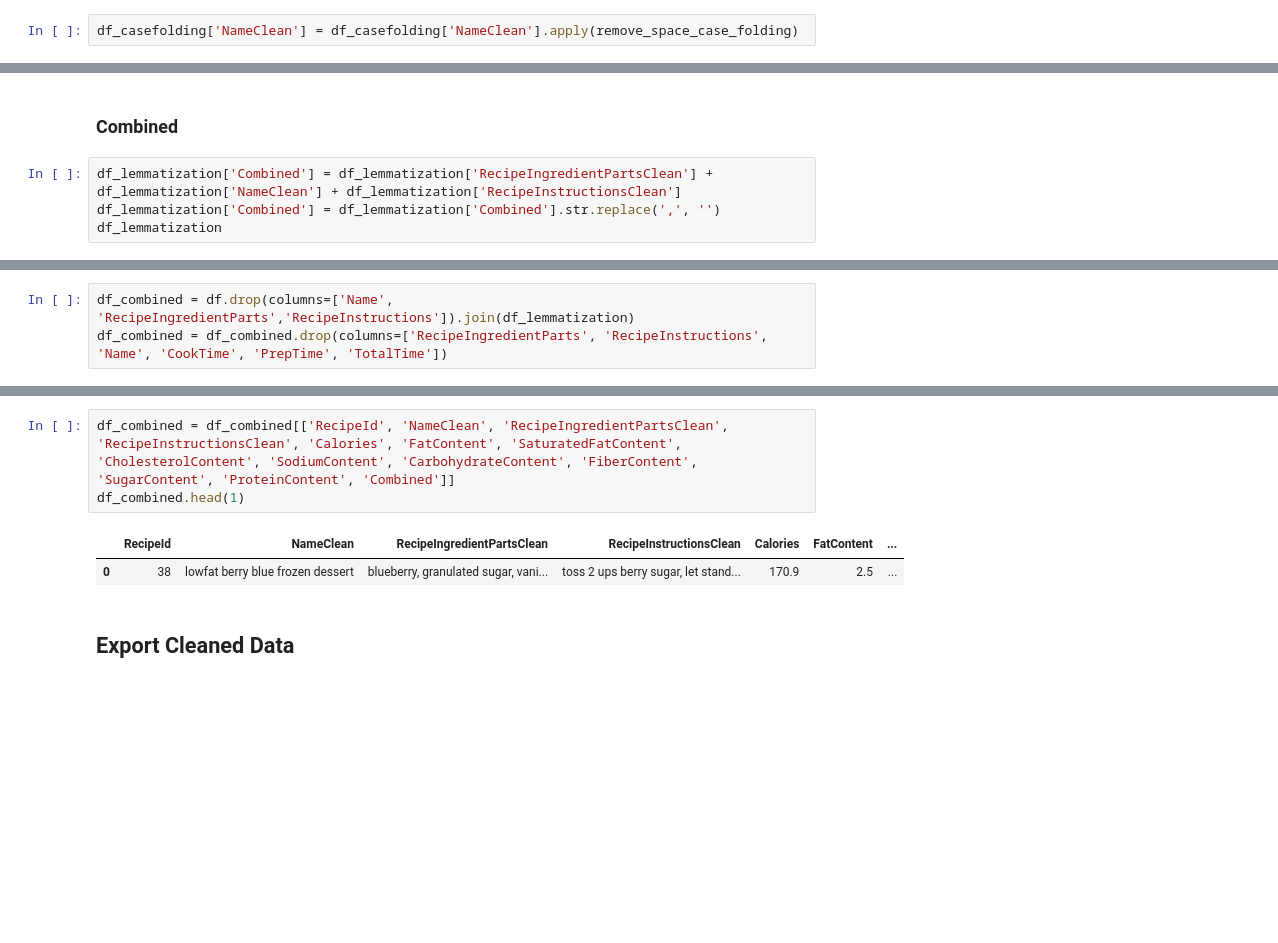
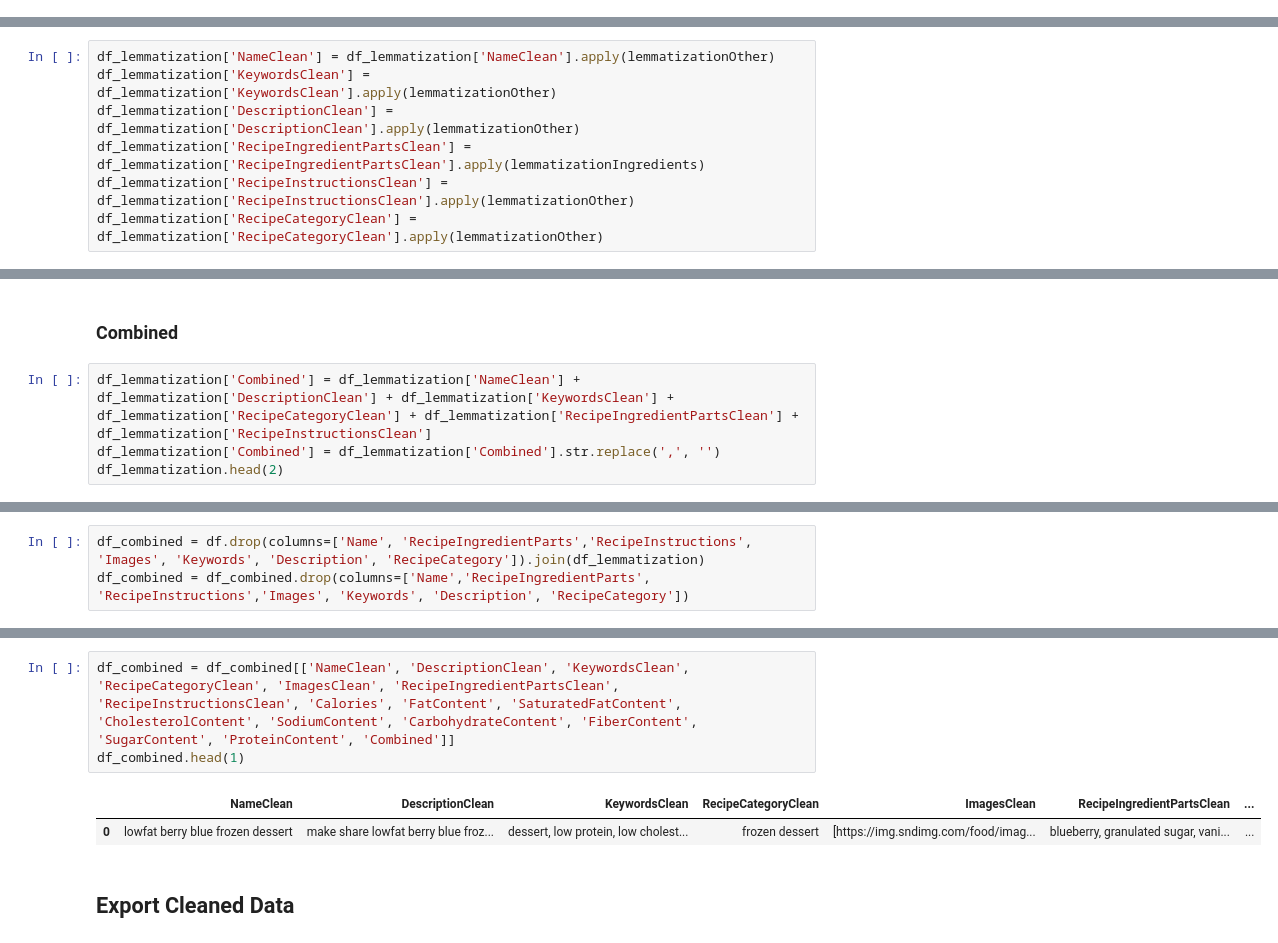
Before and after one commit to raihanromzi/ta-diet-food-recsys-serendipity, a Jupyter notebook: jupyter-notebook/ta_recsys_diet_preprocessing.ipynb, the cells around one changed output, grey strips where cells are left out. Cells and saved outputs as stored; diff of their text form; blank space fills up the shorter version.

```diff
--- a/jupyter-notebook/ta_recsys_diet_preprocessing.ipynb
+++ b/jupyter-notebook/ta_recsys_diet_preprocessing.ipynb
@@ -293,2 +388,0 @@ df_casefolding['RecipeInstructionsClean'] = df_casefolding['RecipeInstructionsCl
-# %%
-df_casefolding['NameClean'] = df_casefolding['NameClean'].apply(remove_space_case_folding)
@@ -344,0 +451,7 @@ df_lemmatization['NameClean'] = df_lemmatization['NameClean'].apply(lemmatizatio
+# %%
+df_lemmatization['NameClean'] = df_lemmatization['NameClean'].apply(lemmatizationOther)
+df_lemmatization['KeywordsClean'] = df_lemmatization['KeywordsClean'].apply(lemmatizationOther)
+df_lemmatization['DescriptionClean'] = df_lemmatization['DescriptionClean'].apply(lemmatizationOther)
+df_lemmatization['RecipeIngredientPartsClean'] = df_lemmatization['RecipeIngredientPartsClean'].apply(lemmatizationIngredients)
+df_lemmatization['RecipeInstructionsClean'] = df_lemmatization['RecipeInstructionsClean'].apply(lemmatizationOther)
+df_lemmatization['RecipeCategoryClean'] = df_lemmatization['RecipeCategoryClean'].apply(lemmatizationOther)
@@ -360,7 +484,7 @@ df_lemmatization['NameClean'][0]
 # %% [markdown]
 ### Combined
 # %%
-df_lemmatization['Combined'] = df_lemmatization['RecipeIngredientPartsClean'] + df_lemmatization['NameClean'] + df_lemmatization['RecipeInstructionsClean']
+df_lemmatization['Combined'] = df_lemmatization['NameClean'] + df_lemmatization['DescriptionClean'] + df_lemmatization['KeywordsClean'] + df_lemmatization['RecipeCategoryClean'] + df_lemmatization['RecipeIngredientPartsClean'] + df_lemmatization['RecipeInstructionsClean']
 df_lemmatization['Combined'] = df_lemmatization['Combined'].str.replace(',', '')
-df_lemmatization
+df_lemmatization.head(2)
 # %% [output]
@@ -380,3 +494,3 @@ df_lemmatization
 # %%
-df_combined = df.drop(columns=['Name', 'RecipeIngredientParts','RecipeInstructions']).join(df_lemmatization)
-df_combined = df_combined.drop(columns=['RecipeIngredientParts', 'RecipeInstructions', 'Name', 'CookTime', 'PrepTime', 'TotalTime'])
+df_combined = df.drop(columns=['Name', 'RecipeIngredientParts','RecipeInstructions', 'Images', 'Keywords', 'Description', 'RecipeCategory']).join(df_lemmatization)
+df_combined = df_combined.drop(columns=['Name','RecipeIngredientParts', 'RecipeInstructions','Images', 'Keywords', 'Description', 'RecipeCategory'])
@@ -383,9 +503,9 @@ df_combined = df_combined.drop(columns=['RecipeIngredientParts', 'RecipeInstruct
 # %%
-df_combined = df_combined[['RecipeId', 'NameClean', 'RecipeIngredientPartsClean', 'RecipeInstructionsClean', 'Calories', 'FatContent', 'SaturatedFatContent', 'CholesterolContent', 'SodiumContent', 'CarbohydrateContent', 'FiberContent', 'SugarContent', 'ProteinContent', 'Combined']]
+df_combined = df_combined[['NameClean', 'DescriptionClean', 'KeywordsClean', 'RecipeCategoryClean', 'ImagesClean', 'RecipeIngredientPartsClean', 'RecipeInstructionsClean', 'Calories', 'FatContent', 'SaturatedFatContent', 'CholesterolContent', 'SodiumContent', 'CarbohydrateContent', 'FiberContent', 'SugarContent', 'ProteinContent', 'Combined']]
 df_combined.head(1)
 # %% [output]
-|  | RecipeId | NameClean | RecipeIngredientPartsClean | RecipeInstructionsClean | Calories | FatContent | ... |
-| 0 | 38 | lowfat berry blue frozen dessert | blueberry, granulated sugar, vani... | toss 2 ups berry sugar, let stand... | 170.9 | 2.5 | ... |
+|  | NameClean | DescriptionClean | KeywordsClean | RecipeCategoryClean | ImagesClean | RecipeIngredientPartsClean | ... |
+| 0 | lowfat berry blue frozen dessert | make share lowfat berry blue froz... | dessert, low protein, low cholest... | frozen dessert | [https://img.sndimg.com/food/imag... | blueberry, granulated sugar, vani... | ... |
 # %% [markdown]
 ## **Export Cleaned Data**
 # %%
```
Also changed, not shown: parts of 76 cells of this notebook, 5 other files.
